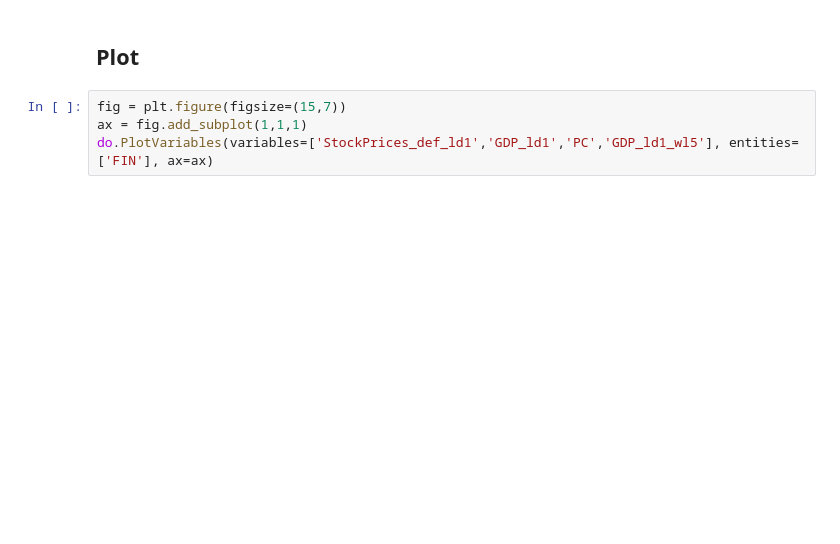
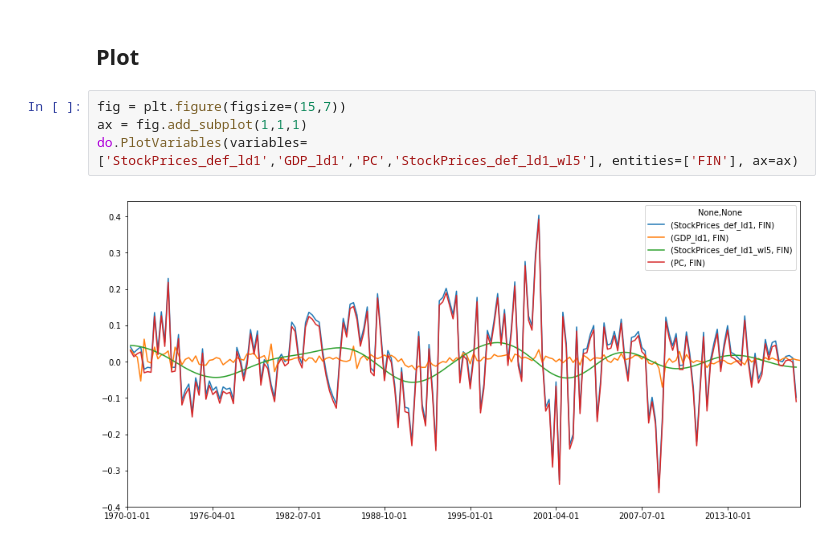
Before and after one commit to vvoutilainen/MTSDataModel, a Jupyter notebook: examples/sample_examples.ipynb, the cells around one changed output. Drawn from its saved outputs; the diff is of its cells as text; blank space fills up the shorter version.

```diff
--- a/examples/sample_examples.ipynb
+++ b/examples/sample_examples.ipynb
@@ -143,4 +162,6 @@ do.ReturnDf().head(2)
 # %%
 fig = plt.figure(figsize=(15,7))
 ax = fig.add_subplot(1,1,1)
-do.PlotVariables(variables=['StockPrices_def_ld1','GDP_ld1','PC','GDP_ld1_wl5'], entities=['FIN'], ax=ax)
+do.PlotVariables(variables=['StockPrices_def_ld1','GDP_ld1','PC','StockPrices_def_ld1_wl5'], entities=['FIN'], ax=ax)
+# %% [output]
+[figure, added]
```
Also changed, not shown: parts of 7 cells of this notebook, 4 other files.
